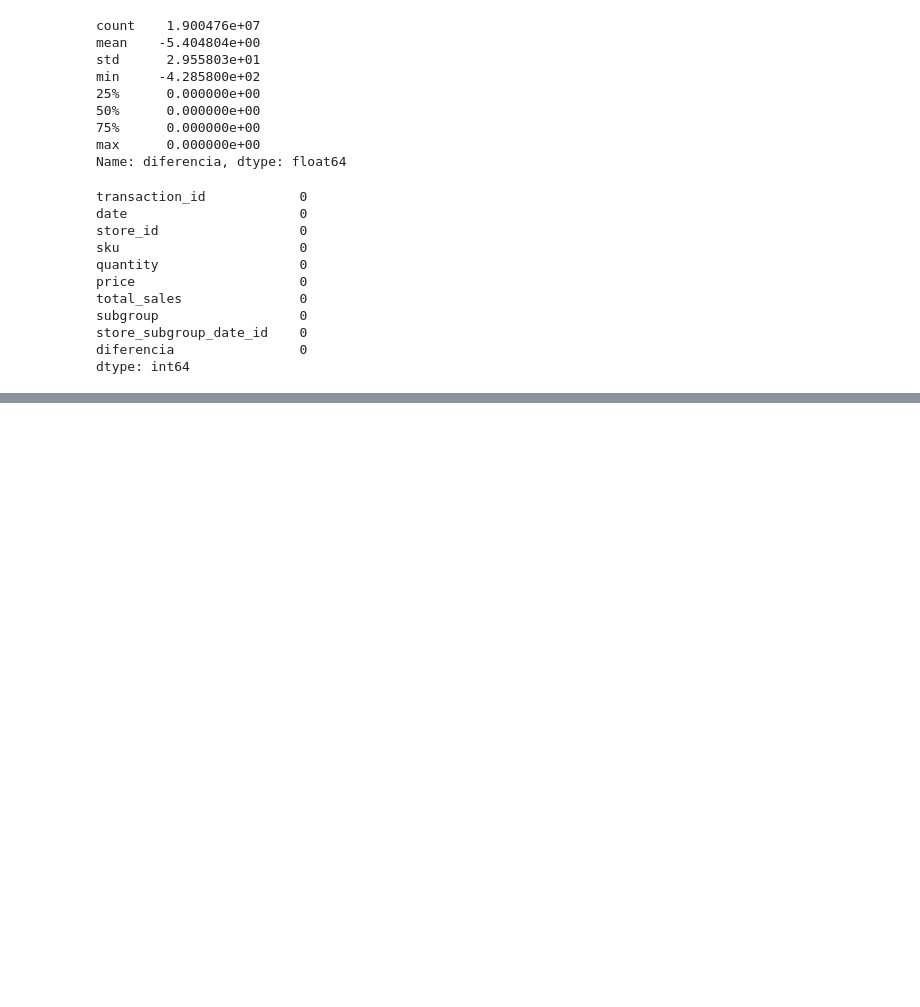
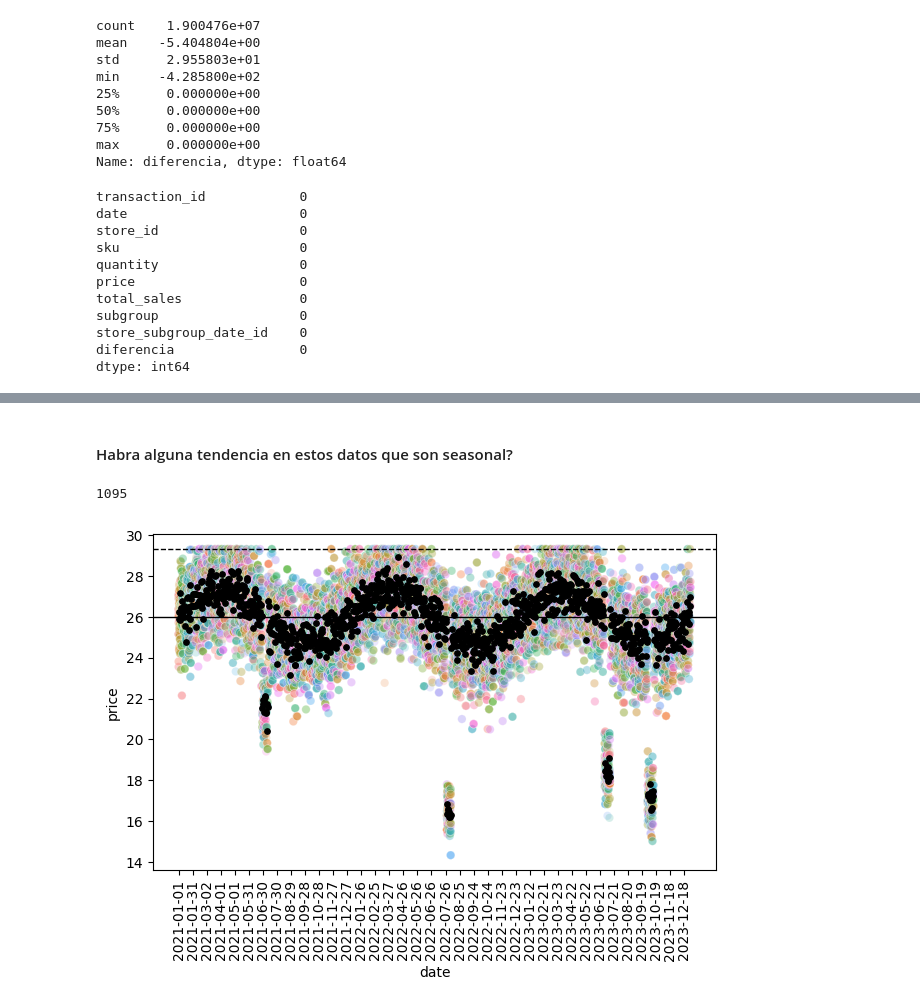
Before and after one commit to Emiliano-Torres/proyecto_eci, a Jupyter notebook: DataProcessing.ipynb, the cells around one changed output, grey strips where cells are left out. Drawn from its saved outputs; the diff is of its cells as text; code cells hidden in the pictures; blank space fills up the shorter version.

```diff
--- a/DataProcessing.ipynb
+++ b/DataProcessing.ipynb
@@ -505,0 +506,7 @@ dtype: int64
+# %%
+from DataLoader import leer_csv,importar_ventas,
+import pandas as pd
+from inline_sql import sql ,sql_val
+master=leer_csv("eci_product_master")
+groups=leer_csv("eci_product_groups")
+master.columns , groups.columns
@@ -505,0 +520,5 @@ dtype: int64
+# %%
+full_productos=sql^"""SELECT m.group, m.subgroup, m.sku, base_price, initial_ticket_price, costos , price_group_name, group_type
+                      FROM master AS m INNER JOIN groups AS g on m.sku =g.sku  """
+#full_productos.loc[full_productos["group_type"]=="Seasonal"]
+full_productos
@@ -505,0 +539,27 @@ dtype: int64
+# %% [markdown]
+#### Habra alguna tendencia en estos datos que son seasonal?
+# %%
+ventas=leer_csv("eci_transactions")
+# %%
+len(prueba["date"].unique())
+# %% [output]
+1095
+# %%
+import seaborn as sns
+import matplotlib.pyplot as plt
+import numpy as np
+sku="TOYEDST007"
+prueba=ventas.loc[ventas["sku"]==sku]
+
+
+sns.scatterplot(x="date",y="price",data=prueba,hue="store_id",alpha=0.2,legend=False)
+plt.axhline(y=full_productos.loc[full_productos["sku"]==sku]["initial_ticket_price"].sum(), color='black', linestyle='--', linewidth=1, label="initial_ticket_price")
+plt.axhline(y=full_productos.loc[full_productos["sku"]==sku]["base_price"].sum(), color='black', linestyle='-', linewidth=1, label="base_price")
+#plt.axhline(y=full_productos.groupby("subgroup")["base_price"].mean(), color='red', linestyle='-', linewidth=1, label="base_price")
+plt.scatter(x=prueba["date"].unique(),y=prueba[["date","price"]].groupby("date").agg("mean")["price"], c="black",s=15)
+xticks = plt.gca().get_xticks()
+plt.xticks(rotation=90,ticks=xticks[::30])
+plt.tight_layout()
+#plt.legend()
+# %% [output]
+[figure, added]
```
Also changed, not shown: parts of 31 cells of this notebook, 2 other files.
